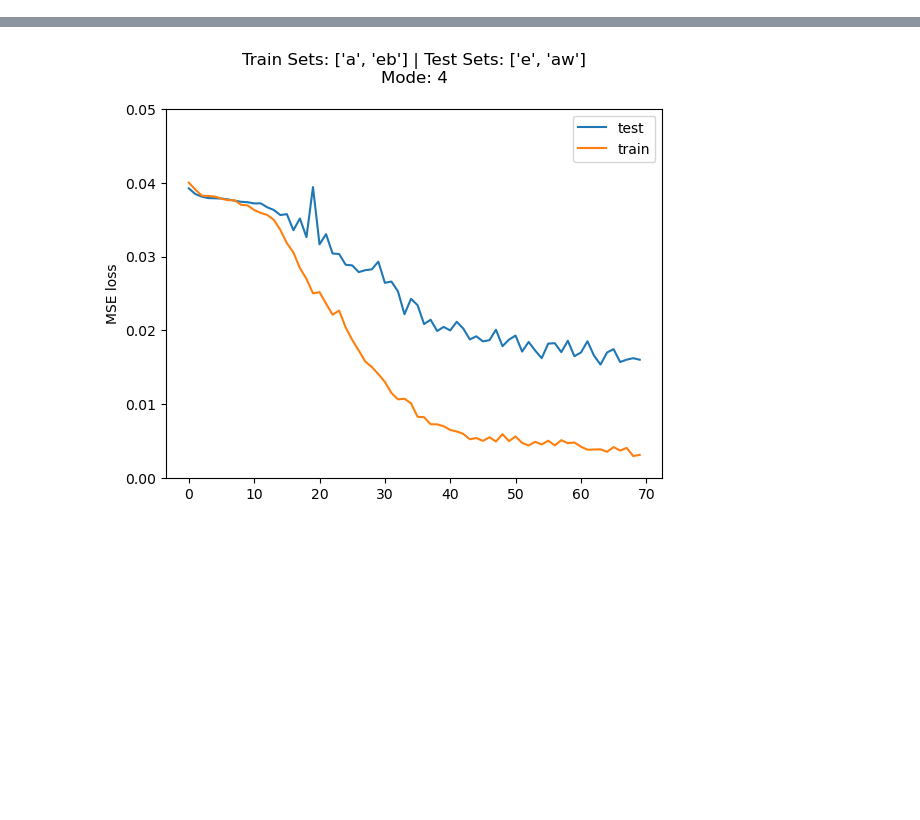
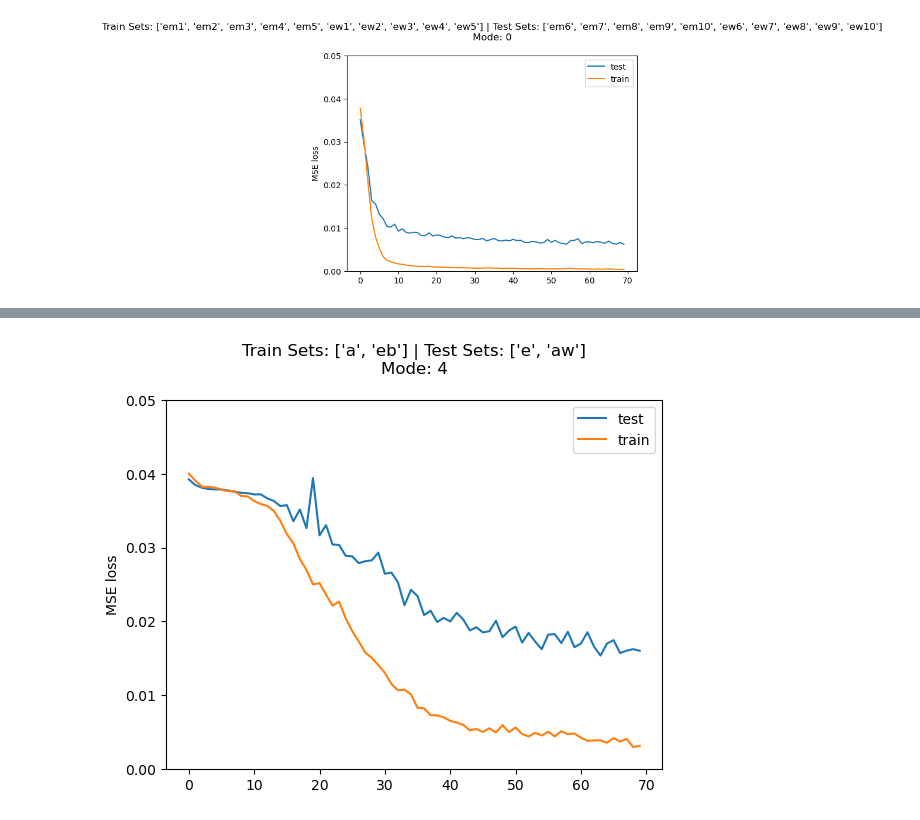
Before and after one commit to hiyuantang/FAU_Dataset, a Jupyter notebook: code/vis_loss.ipynb, the cells around one changed output, grey strips where cells are left out. Saved outputs shown, nothing was run; the diff lists cells and outputs as text; code cells hidden in the pictures; blank space fills up the shorter version.

```diff
--- a/code/vis_loss.ipynb
+++ b/code/vis_loss.ipynb
@@ -22,6 +22,26 @@ def plot_loss(path):
             test_loss_list.append(float(contents[i][contents[i].index(':')+1:]))
     plt.plot(test_loss_list, label='test')
     plt.plot(train_loss_list, label='train')
+    plt.ylabel('MSE loss')
+    plt.title(contents[0]+contents[1]) # General MSE Loss
+    plt.ylim([0, 0.05])
+    plt.legend()
+    plt.show()
+
+def plot_jaco_loss(path):
+    with open(path) as f:
+        contents = f.readlines()
+    train_loss_list = []
+    for i in range(len(contents)):
+        if 'jacobian_loss' in contents[i]:
+            train_loss_list.append(float(contents[i][contents[i].index(':')+1:]))
+
+    test_loss_list = []
+    for i in range(len(contents)):
+        if 'test_jaco_loss' in contents[i]:
+            test_loss_list.append(float(contents[i][contents[i].index(':')+1:]))
+    plt.plot(test_loss_list, label='test_jaco')
+    plt.plot(train_loss_list, label='train_jaco')
     plt.ylabel('MSE loss')
     plt.title(contents[0]+contents[1]) # General MSE Loss
     plt.ylim([0, 0.05])
@@ -50,3 +70,7 @@ def plot_loss_au(path, epoch, target, ylim=None):
         plt.ylim(ylim)
     plt.legend()
     plt.show()
+# %%
+plot_loss('D:/GitHub/FAU_Dataset/code/results_r30/results.txt')
+# %% [output]
+[figure, added]
```
Also changed, not shown: parts of 3 cells of this notebook.
